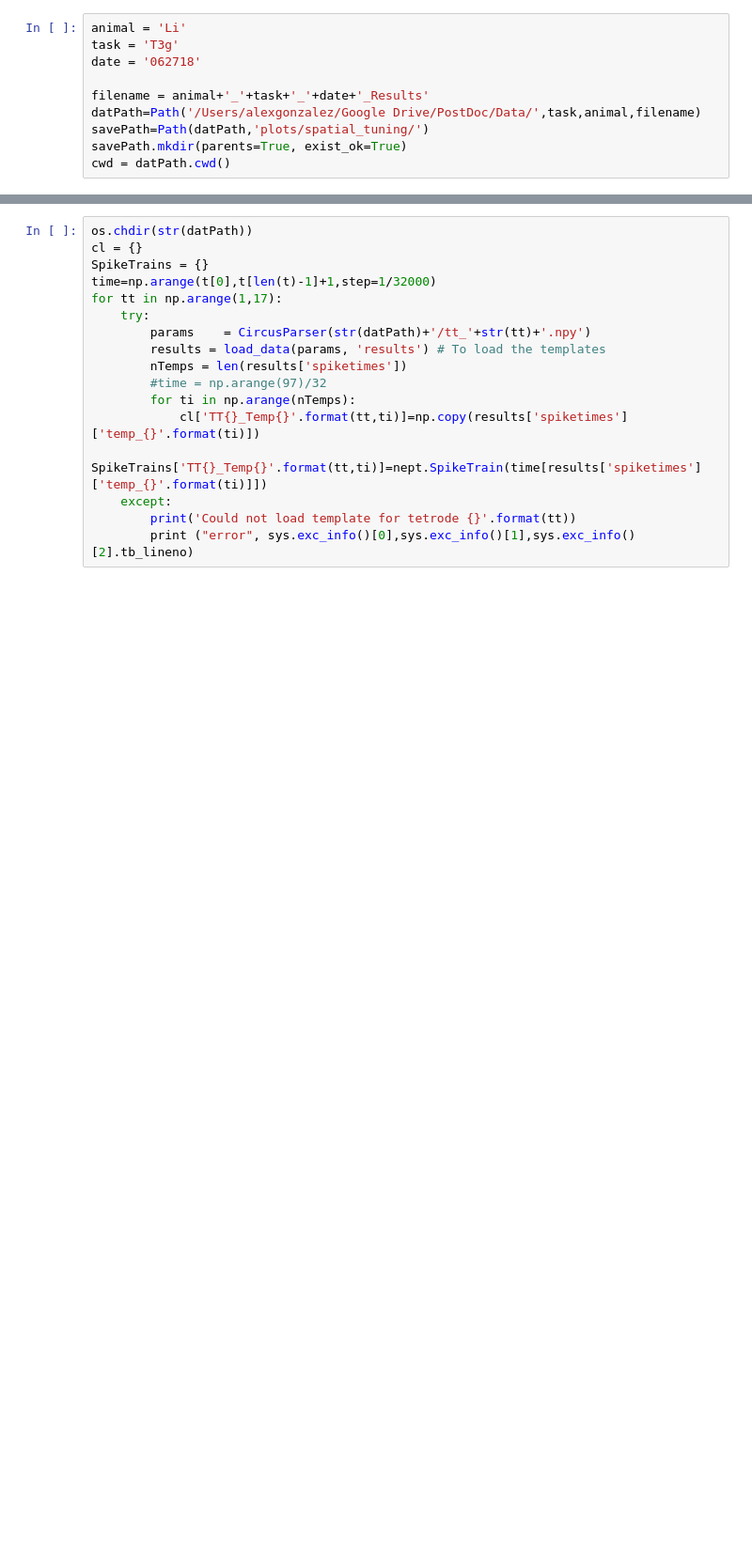
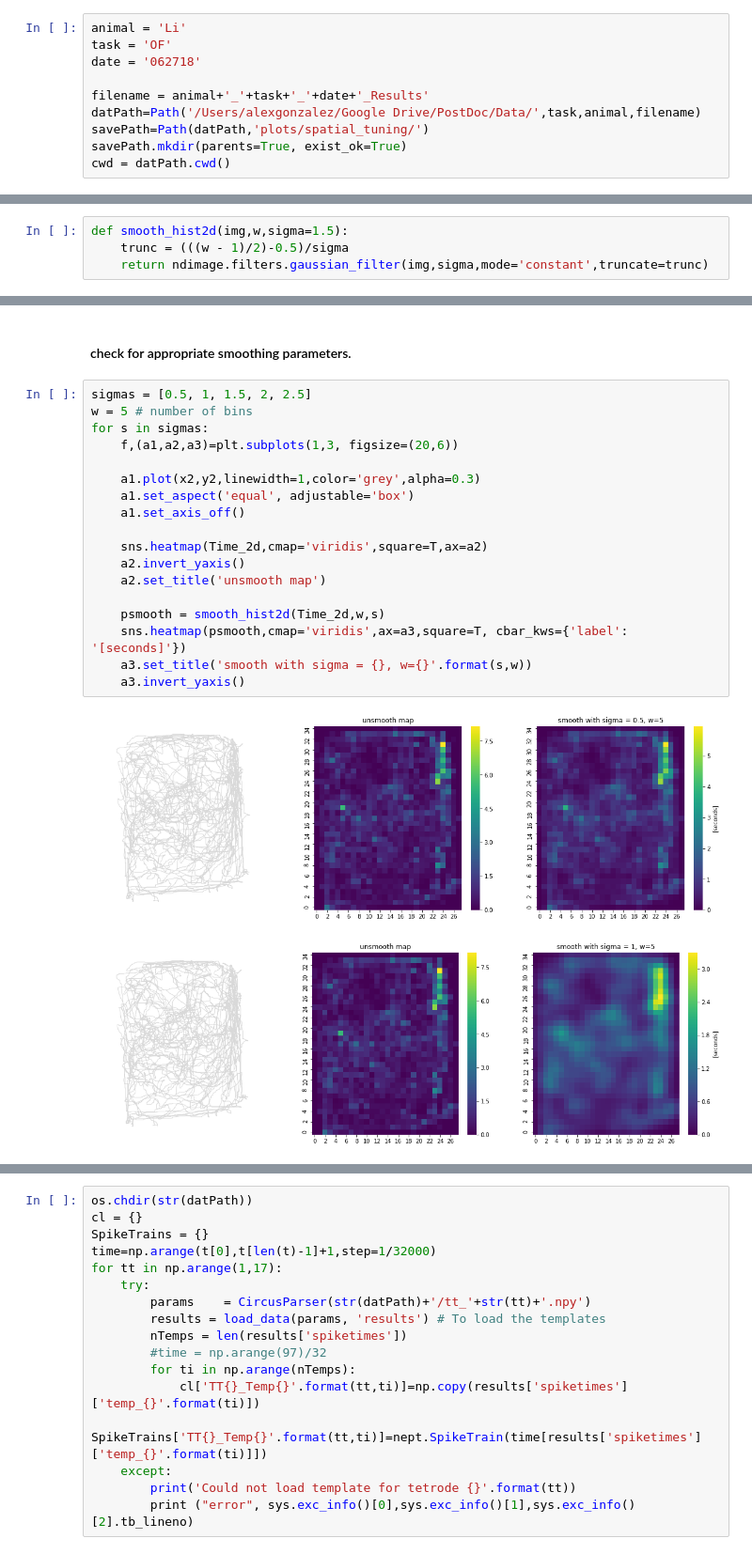
Before and after one commit to alexgonzl/TreeMazeAnalyses, a Jupyter notebook: Notebooks/OpenFieldTuning.ipynb, the cells around one changed output, grey strips where cells are left out. Shown at 94% size. Saved outputs shown, nothing was run; the diff lists cells and outputs as text; blank space fills up the shorter version.

```diff
--- a/Notebooks/OpenFieldTuning.ipynb
+++ b/Notebooks/OpenFieldTuning.ipynb
@@ -18,6 +25,6 @@ plt.rc('font', **font)
 # %%
 animal = 'Li'
-task = 'T3g'
+task = 'OF'
 date = '062718'
 
 filename = animal+'_'+task+'_'+date+'_Results'
@@ -51,0 +41,4 @@ with h5py.File((datPath / 'VT1.h5'), 'r') as f:
+# %%
+def smooth_hist2d(img,w,sigma=1.5):
+    trunc = (((w - 1)/2)-0.5)/sigma
+    return ndimage.filters.gaussian_filter(img,sigma,mode='constant',truncate=trunc)
@@ -51,0 +91,23 @@ with h5py.File((datPath / 'VT1.h5'), 'r') as f:
+# %% [markdown]
+#### check for appropriate smoothing parameters.
+# %%
+sigmas = [0.5, 1, 1.5, 2, 2.5]
+w = 5 # number of bins
+for s in sigmas:
+    f,(a1,a2,a3)=plt.subplots(1,3, figsize=(20,6))
+
+    a1.plot(x2,y2,linewidth=1,color='grey',alpha=0.3)
+    a1.set_aspect('equal', adjustable='box')
+    a1.set_axis_off()
+
+    sns.heatmap(Time_2d,cmap='viridis',square=T,ax=a2)
+    a2.invert_yaxis()
+    a2.set_title('unsmooth map')
+
+    psmooth = smooth_hist2d(Time_2d,w,s)
+    sns.heatmap(psmooth,cmap='viridis',ax=a3,square=T, cbar_kws={'label': '[seconds]'})
+    a3.set_title('smooth with sigma = {}, w={}'.format(s,w))
+    a3.invert_yaxis()
+# %% [output]
+[figure, added]
+[figure, added]
```
Also changed, not shown: parts of 35 cells of this notebook, 2 other files.
